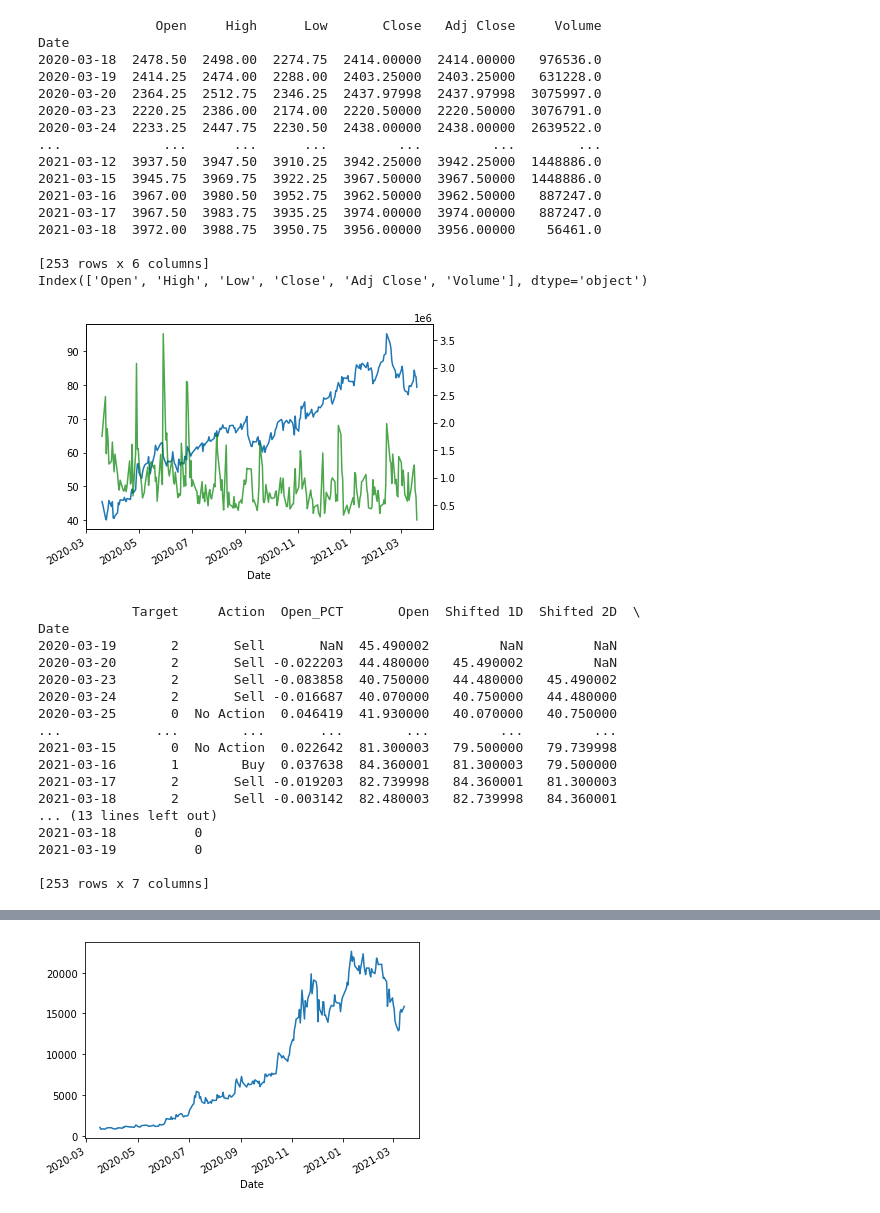
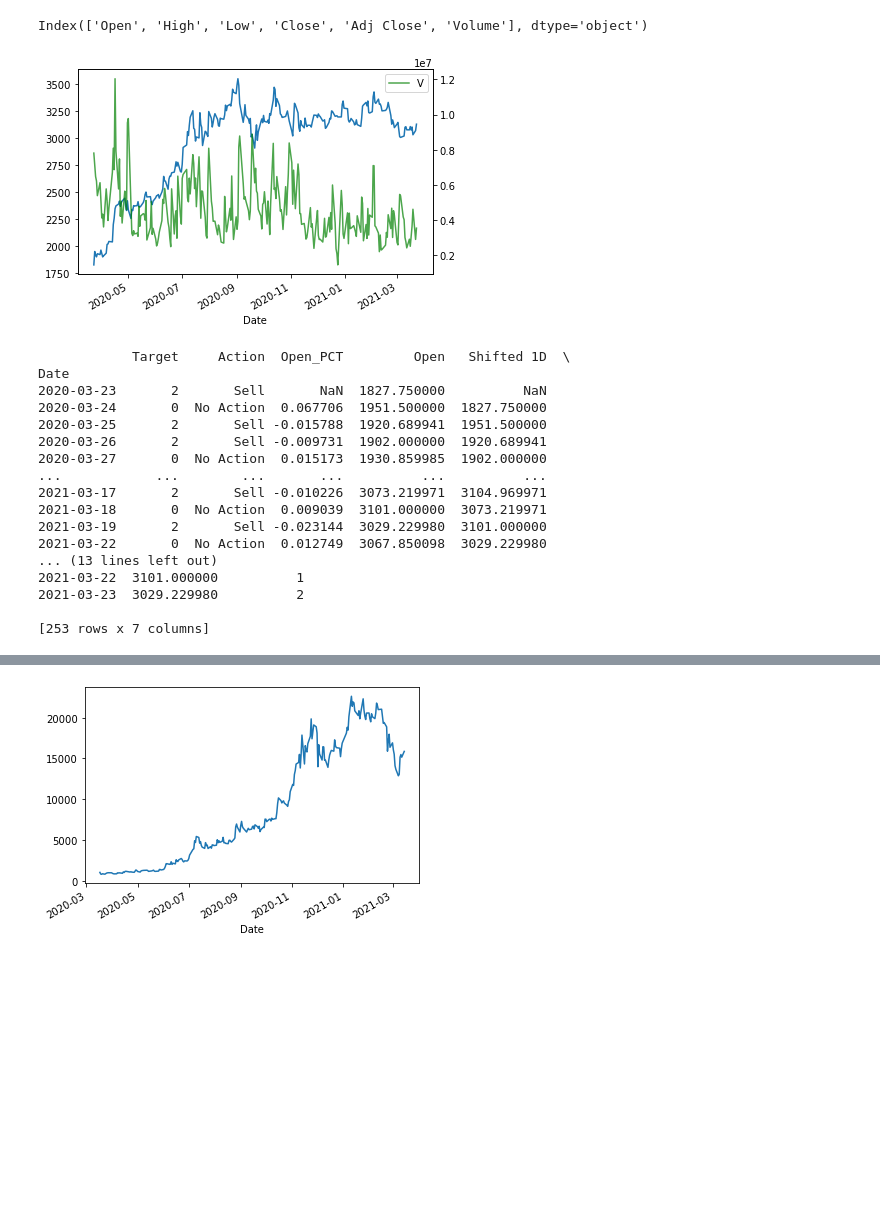
Before and after one commit to Andru-1987/python-deep-learning, a Jupyter notebook: Google timeseries.ipynb, the cells around one changed output, grey strips where cells are left out. Drawn from its saved outputs; the diff is of its cells as text; code cells hidden in the pictures; blank space fills up the shorter version.

```diff
--- a/Google timeseries.ipynb
+++ b/Google timeseries.ipynb
@@ -9,50 +9,34 @@ from numpy.random import choice
 # %%
 google=pd.read_csv('GOOG.csv',parse_dates=['Date'],index_col='Date')
 netflix=pd.read_csv('nflx.csv',parse_dates=['Date'],index_col='Date')
 nio=pd.read_csv('nio.csv',parse_dates=['Date'],index_col='Date')
 dominos=pd.read_csv('dpz.csv',parse_dates=['Date'],index_col='Date')
 disney=pd.read_csv('dis.csv',parse_dates=['Date'],index_col='Date')
 apple=pd.read_csv('aapl.csv',parse_dates=['Date'],index_col='Date')
 vmware=pd.read_csv('VMW.csv',parse_dates=['Date'],index_col='Date')
 microsoft=pd.read_csv('MSFT.csv',parse_dates=['Date'],index_col='Date')
 sp500=pd.read_csv('sp500.csv',parse_dates=['Date'],index_col='Date')
 cisco=pd.read_csv('CSCO.csv',parse_dates=['Date'],index_col='Date')
 tesla=pd.read_csv('TSLA.csv',parse_dates=['Date'],index_col='Date')
 cgnx=pd.read_csv('CGNX.csv',parse_dates=['Date'],index_col='Date')
+amazon=pd.read_csv('AMZN.csv',parse_dates=['Date'],index_col='Date')
+sp500['Open']=sp500['Open'].resample('D').interpolate() #fix missing data
 
-sp500['Open']=sp500['Open'].resample('D').interpolate()
-
-print(sp500)
-
-df=cgnx.copy()
+df=amazon.copy()
 
 #df['Date']=pd.to_datetime(df['Date'])
 #df=df.set_index('Date')
 df=df.sort_values(by='Date',ascending=True)
 print(df.columns)
 fig,ax=plt.subplots(figsize=(6,4))
 df['Open'].plot(ax=ax)
 twin_ax=ax.twinx()
 
 df['Volume'].plot(ax=twin_ax, c='green', alpha=0.7)
 plt.xticks(rotation=90)
 plt.tight_layout()
+plt.legend('Volume')
 plt.show()
 # %% [output]
-               Open     High      Low       Close   Adj Close     Volume
-Date
-2020-03-18  2478.50  2498.00  2274.75  2414.00000  2414.00000   976536.0
-2020-03-19  2414.25  2474.00  2288.00  2403.25000  2403.25000   631228.0
-2020-03-20  2364.25  2512.75  2346.25  2437.97998  2437.97998  3075997.0
-2020-03-23  2220.25  2386.00  2174.00  2220.50000  2220.50000  3076791.0
-2020-03-24  2233.25  2447.75  2230.50  2438.00000  2438.00000  2639522.0
-...             ...      ...      ...         ...         ...        ...
-2021-03-12  3937.50  3947.50  3910.25  3942.25000  3942.25000  1448886.0
-2021-03-15  3945.75  3969.75  3922.25  3967.50000  3967.50000  1448886.0
-2021-03-16  3967.00  3980.50  3952.75  3962.50000  3962.50000   887247.0
-2021-03-17  3967.50  3983.75  3935.25  3974.00000  3974.00000   887247.0
-2021-03-18  3972.00  3988.75  3950.75  3956.00000  3956.00000    56461.0
-
-[253 rows x 6 columns]
 Index(['Open', 'High', 'Low', 'Close', 'Adj Close', 'Volume'], dtype='object')
-[figure, old version]
+[figure, new version]
@@ -88,21 +68,21 @@ for index in range(len(df)):
 
 print(df[['Target','Action','Open_PCT','Open','Shifted 1D','Shifted 2D','Buy_Count']])
 # %% [output]
-            Target     Action  Open_PCT       Open  Shifted 1D  Shifted 2D  \
+            Target     Action  Open_PCT         Open   Shifted 1D  \
 Date
-2020-03-19       2       Sell       NaN  45.490002         NaN         NaN
-2020-03-20       2       Sell -0.022203  44.480000   45.490002         NaN
-2020-03-23       2       Sell -0.083858  40.750000   44.480000   45.490002
-2020-03-24       2       Sell -0.016687  40.070000   40.750000   44.480000
-2020-03-25       0  No Action  0.046419  41.930000   40.070000   40.750000
-...            ...        ...       ...        ...         ...         ...
-2021-03-15       0  No Action  0.022642  81.300003   79.500000   79.739998
-2021-03-16       1        Buy  0.037638  84.360001   81.300003   79.500000
-2021-03-17       2       Sell -0.019203  82.739998   84.360001   81.300003
-2021-03-18       2       Sell -0.003142  82.480003   82.739998   84.360001
+2020-03-23       2       Sell       NaN  1827.750000          NaN
+2020-03-24       0  No Action  0.067706  1951.500000  1827.750000
+2020-03-25       2       Sell -0.015788  1920.689941  1951.500000
+2020-03-26       2       Sell -0.009731  1902.000000  1920.689941
+2020-03-27       0  No Action  0.015173  1930.859985  1902.000000
+...            ...        ...       ...          ...          ...
+2021-03-17       2       Sell -0.010226  3073.219971  3104.969971
+2021-03-18       0  No Action  0.009039  3101.000000  3073.219971
+2021-03-19       2       Sell -0.023144  3029.229980  3101.000000
+2021-03-22       0  No Action  0.012749  3067.850098  3029.229980
 ... (13 lines left out)
-2021-03-18          0
-2021-03-19          0
+2021-03-22  3101.000000          1
+2021-03-23  3029.229980          2
 
 [253 rows x 7 columns]
 # %%
```
Also changed, not shown: parts of 11 cells of this notebook, 4 other files.
